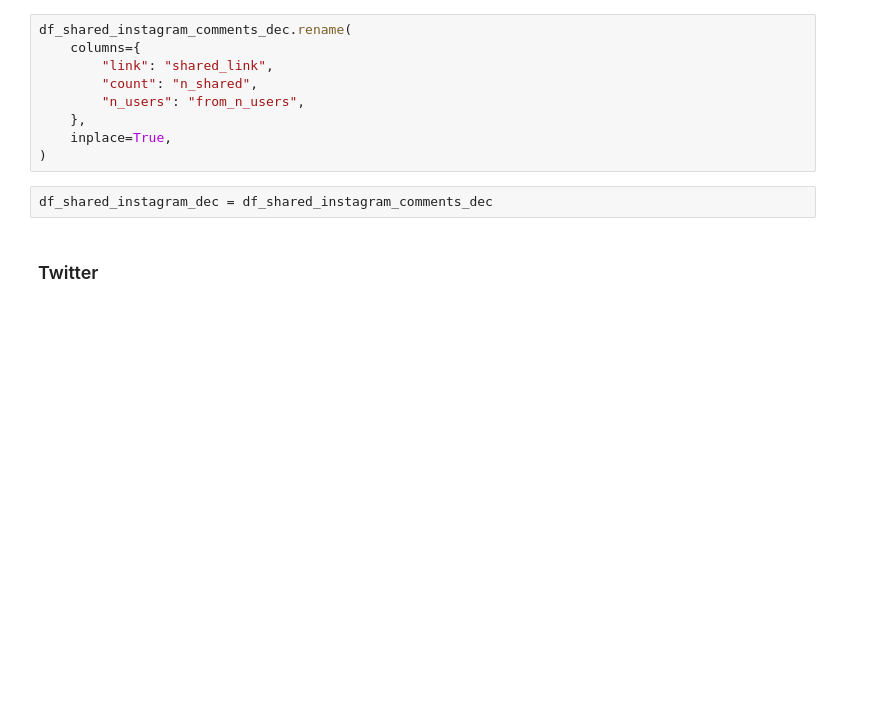
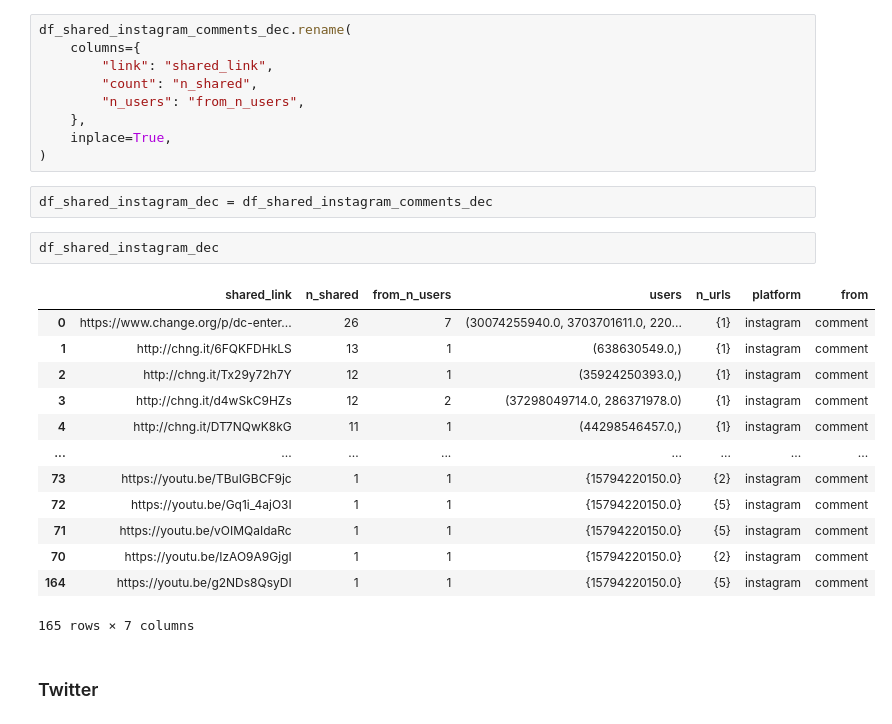
Before and after one commit to RescueSocial/SNA-AH-Links-Analysis-Cross-Platforms, a Jupyter notebook: top_shared/Shared_URLs.ipynb, the cells around one changed output. Saved outputs shown, nothing was run; the diff lists cells and outputs as text; blank space fills up the shorter version.

```diff
--- a/top_shared/Shared_URLs.ipynb
+++ b/top_shared/Shared_URLs.ipynb
@@ -417,6 +395,22 @@ df_shared_instagram_comments_dec.rename(
 )
 # %%
 df_shared_instagram_dec = df_shared_instagram_comments_dec
+# %%
+df_shared_instagram_dec
+# %% [output]
+|  | shared_link | n_shared | from_n_users | users | n_urls | platform | from |
+| 0 | https://www.change.org/p/dc-enter... | 26 | 7 | (30074255940.0, 3703701611.0, 220... | {1} | instagram | comment |
+| 1 | http://chng.it/6FQKFDHkLS | 13 | 1 | (638630549.0,) | {1} | instagram | comment |
+| 2 | http://chng.it/Tx29y72h7Y | 12 | 1 | (35924250393.0,) | {1} | instagram | comment |
+| 3 | http://chng.it/d4wSkC9HZs | 12 | 2 | (37298049714.0, 286371978.0) | {1} | instagram | comment |
+| 4 | http://chng.it/DT7NQwK8kG | 11 | 1 | (44298546457.0,) | {1} | instagram | comment |
+| ... | ... | ... | ... | ... | ... | ... | ... |
+| 73 | https://youtu.be/TBuIGBCF9jc | 1 | 1 | {15794220150.0} | {2} | instagram | comment |
+| 72 | https://youtu.be/Gq1i_4ajO3I | 1 | 1 | {15794220150.0} | {5} | instagram | comment |
+| 71 | https://youtu.be/vOIMQaIdaRc | 1 | 1 | {15794220150.0} | {5} | instagram | comment |
+| 70 | https://youtu.be/IzAO9A9GjgI | 1 | 1 | {15794220150.0} | {2} | instagram | comment |
+| 164 | https://youtu.be/g2NDs8QsyDI | 1 | 1 | {15794220150.0} | {5} | instagram | comment |
+165 rows × 7 columns
 # %% [markdown]
 <a id="t"></a>
 ### Twitter
```
Also changed, not shown: parts of 11 cells of this notebook, 2 other files.
